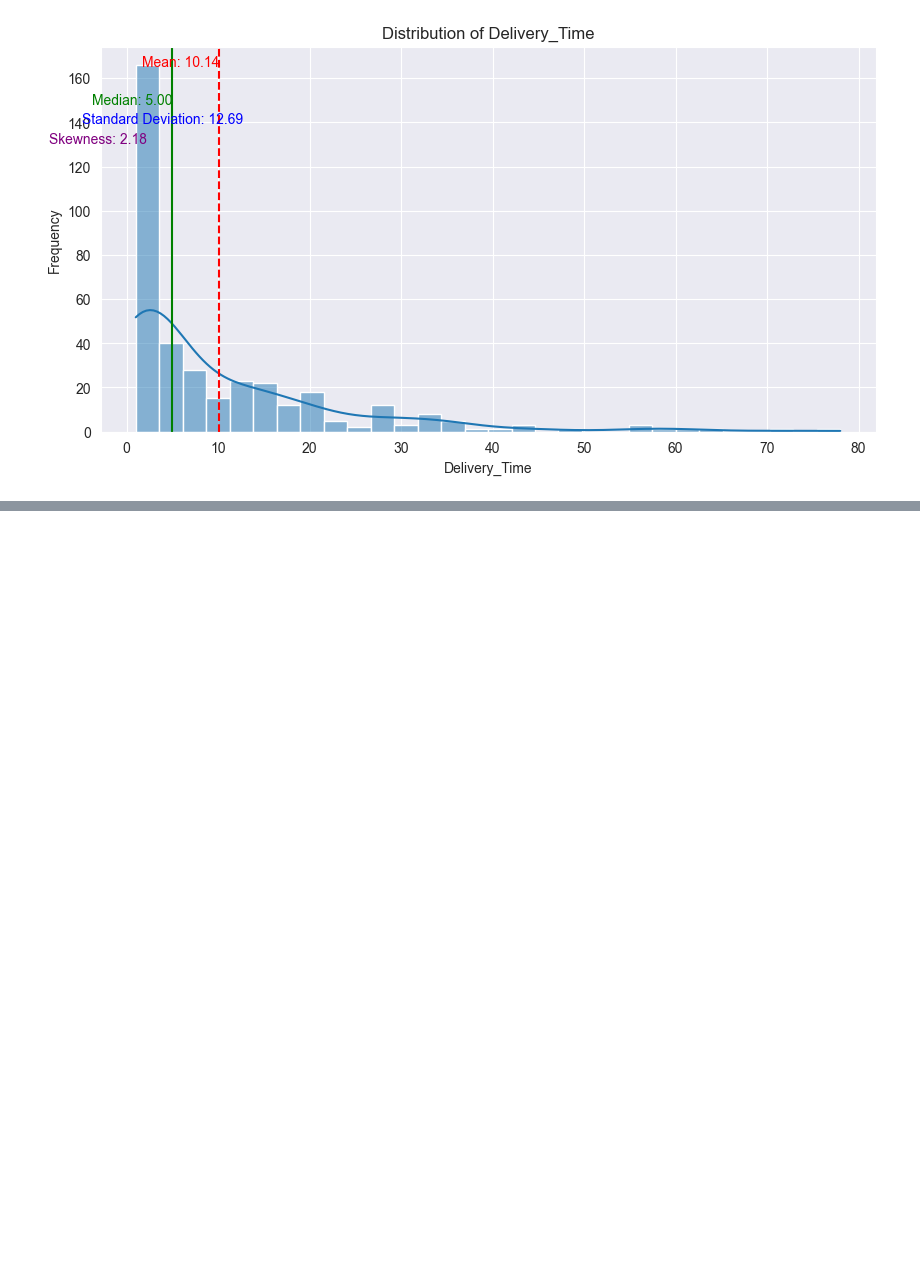
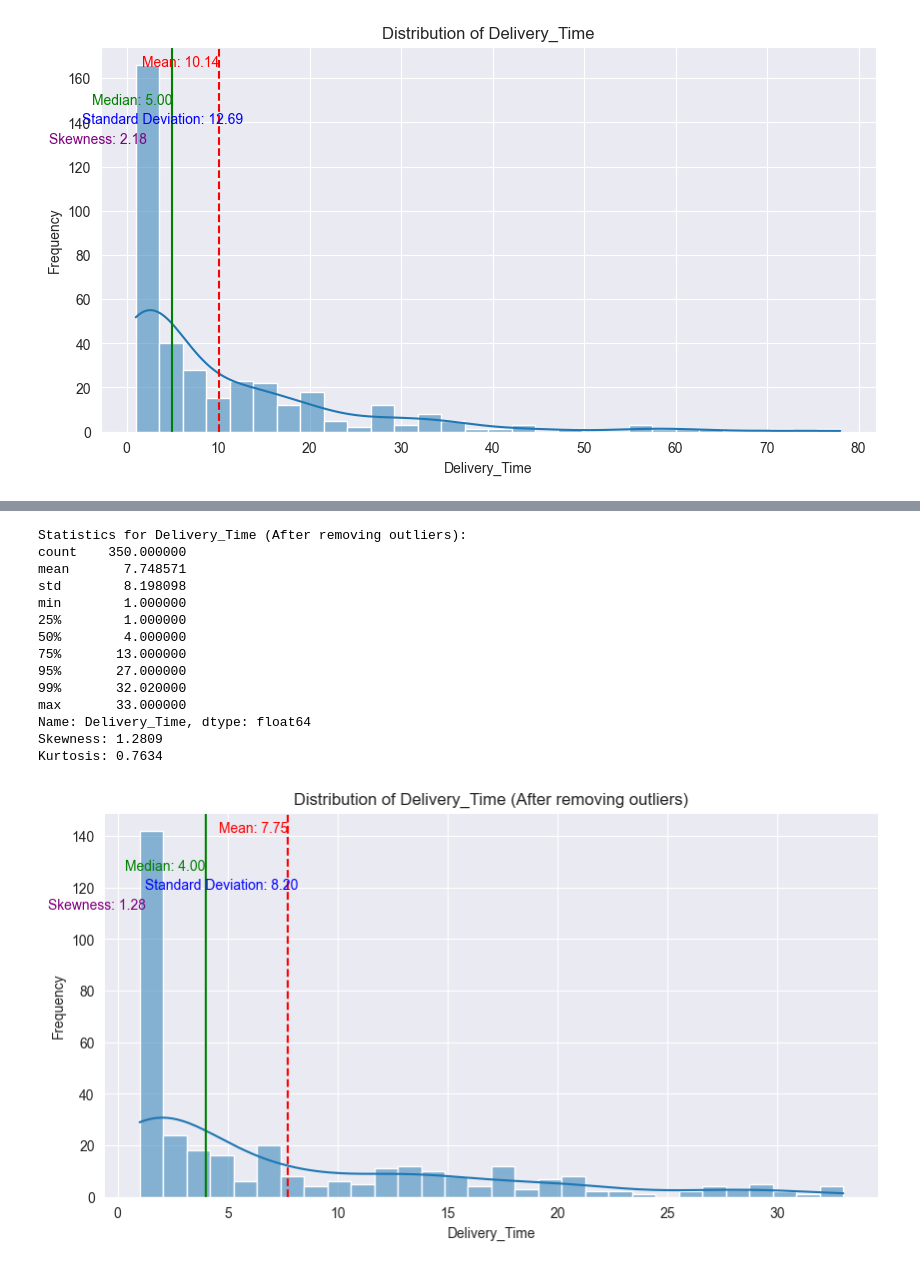
Before and after one commit to kudrautsau-pavel/delivery_time, a Jupyter notebook: Delivery Time.ipynb, the cells around one changed output, grey strips where cells are left out. Saved outputs shown, nothing was run; the diff lists cells and outputs as text; code cells hidden in the pictures; blank space fills up the shorter version.

Commit message:
Applying Interquartile Range Method  - removing outlier on a distance of 1.5IQR

```diff
--- a/Delivery Time.ipynb
+++ b/Delivery Time.ipynb
@@ -152,0 +142,73 @@ Number of rows where Delivery_Time is zero: 1
+# %%
+# Applying Interquartile Range Method  - removing outlier on a distance of 1.5IQR
+stats_df = pd.DataFrame()
+
+
+def plot_distribution_and_stats(df, column_name='Delivery_Time'):
+    column_data = df[column_name]
+
+    Q1 = column_data.quantile(0.25)
+    Q3 = column_data.quantile(0.75)
+    IQR = Q3 - Q1
+
+    lower_bound = Q1 - 1.5 * IQR
+    upper_bound = Q3 + 1.5 * IQR
+    filtered_data = column_data[(column_data >= lower_bound) & (column_data <= upper_bound)]
+
+    column_stats = filtered_data.describe(percentiles=[.25, .5, .75, .95, .99])
+    skewness = filtered_data.skew()
+    kurtosis = filtered_data.kurt()
+
+    print(f"Statistics for {column_name} (After removing outliers):")
+    print(column_stats)
+    print(f'Skewness: {skewness:.4f}')
+    print(f'Kurtosis: {kurtosis:.4f}')
+
+    global stats_df
+    new_df = pd.DataFrame({
+        'Column': [column_name],
+        'Mean': [column_stats['mean']],
+        'Median': [column_stats['50%']],
+        'Std Dev': [column_stats['std']],
+        '25%': [column_stats['25%']],
+        '75%': [column_stats['75%']],
+        '95%': [column_stats['95%']],
+        '99%': [column_stats['99%']],
+        'Skewness': [skewness],
+        'Kurtosis': [kurtosis]
+    })
+    stats_df = pd.concat([stats_df, new_df], ignore_index=True)
+
+    plt.figure(figsize=(10, 5))
+    sns.histplot(filtered_data, kde=True, bins=30)
+    plt.axvline(column_stats['mean'], color='r', linestyle='--')
+    plt.axvline(column_stats['50%'], color='g', linestyle='-')
+    plt.text(column_stats['mean'], plt.ylim()[1] * 0.95, f'Mean: {column_stats["mean"]:.2f}', color='r', ha='right')
+    plt.text(column_stats['50%'], plt.ylim()[1] * 0.85, f'Median: {column_stats["50%"]:.2f}', color='g', ha='right')
+    plt.text(column_stats['std'], plt.ylim()[1] * 0.80, f'Standard Deviation: {column_stats["std"]:.2f}', color='b',
+             ha='right')
+    plt.text(skewness, plt.ylim()[1] * 0.75, f'Skewness: {skewness:.2f}', color='purple', ha='right')
+    plt.xlabel(column_name)
+    plt.ylabel('Frequency')
+    plt.title(f'Distribution of {column_name} (After removing outliers)')
+    plt.show()
+
+
+# pass the name of the column here in 'your_column_name'
+plot_distribution_and_stats(df, 'Delivery_Time')
+# %% [output]
+Statistics for Delivery_Time (After removing outliers):
+count    350.000000
+mean       7.748571
+std        8.198098
+min        1.000000
+25%        1.000000
+50%        4.000000
+75%       13.000000
+95%       27.000000
+99%       32.020000
+max       33.000000
+Name: Delivery_Time, dtype: float64
+Skewness: 1.2809
+Kurtosis: 0.7634
+[figure, added]
```
Also changed, not shown: parts of 1 cell of this notebook.
